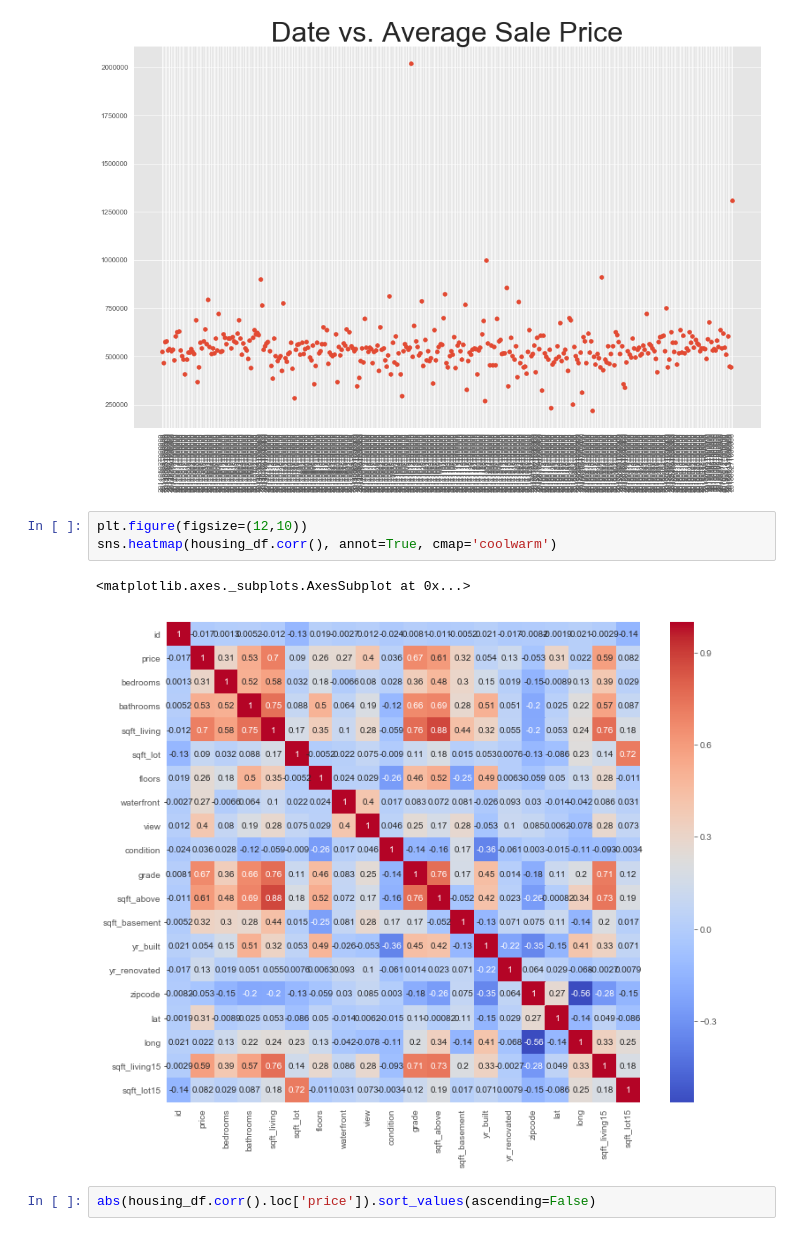
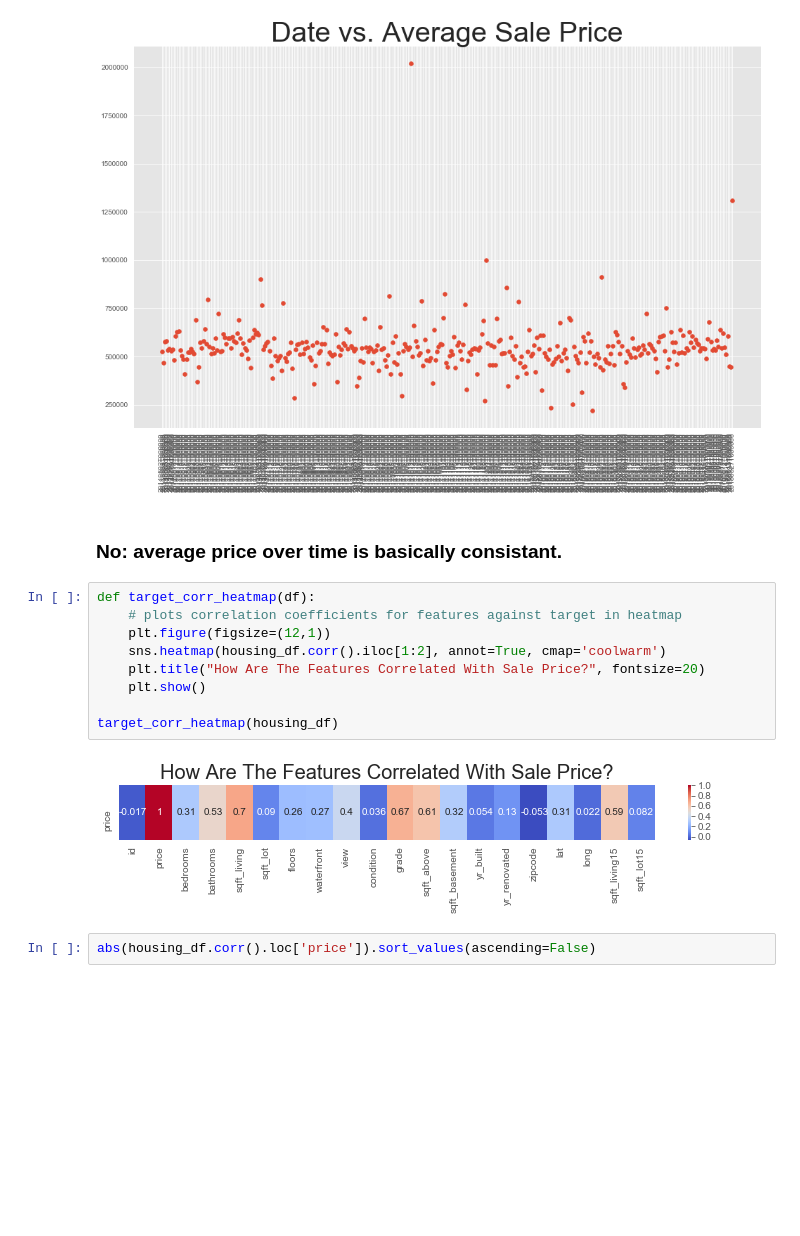
Before and after one commit to jeremymiller00/housing_prices, a Jupyter notebook: notebooks/report.ipynb, the cells around one changed output. Saved outputs shown, nothing was run; the diff lists cells and outputs as text; blank space fills up the shorter version.

```diff
--- a/notebooks/report.ipynb
+++ b/notebooks/report.ipynb
@@ -42,12 +66,19 @@ def av_price_vs_date(df):
 av_price_vs_date(housing_df)
 # %% [output]
 [figure]
-# %%
-plt.figure(figsize=(12,10))
-sns.heatmap(housing_df.corr(), annot=True, cmap='coolwarm')
-# %% [output]
-<matplotlib.axes._subplots.AxesSubplot at 0x...>
-[figure, removed]
+# %% [markdown]
+### No: average price over time is basically consistant.
+# %%
+def target_corr_heatmap(df):
+    # plots correlation coefficients for features against target in heatmap
+    plt.figure(figsize=(12,1))
+    sns.heatmap(housing_df.corr().iloc[1:2], annot=True, cmap='coolwarm')
+    plt.title("How Are The Features Correlated With Sale Price?", fontsize=20)
+    plt.show()
+
+target_corr_heatmap(housing_df)
+# %% [output]
+[figure, added]
 # %%
 abs(housing_df.corr().loc['price']).sort_values(ascending=False)
 # %% [output]
```
Also changed, not shown: parts of 4 cells of this notebook.
